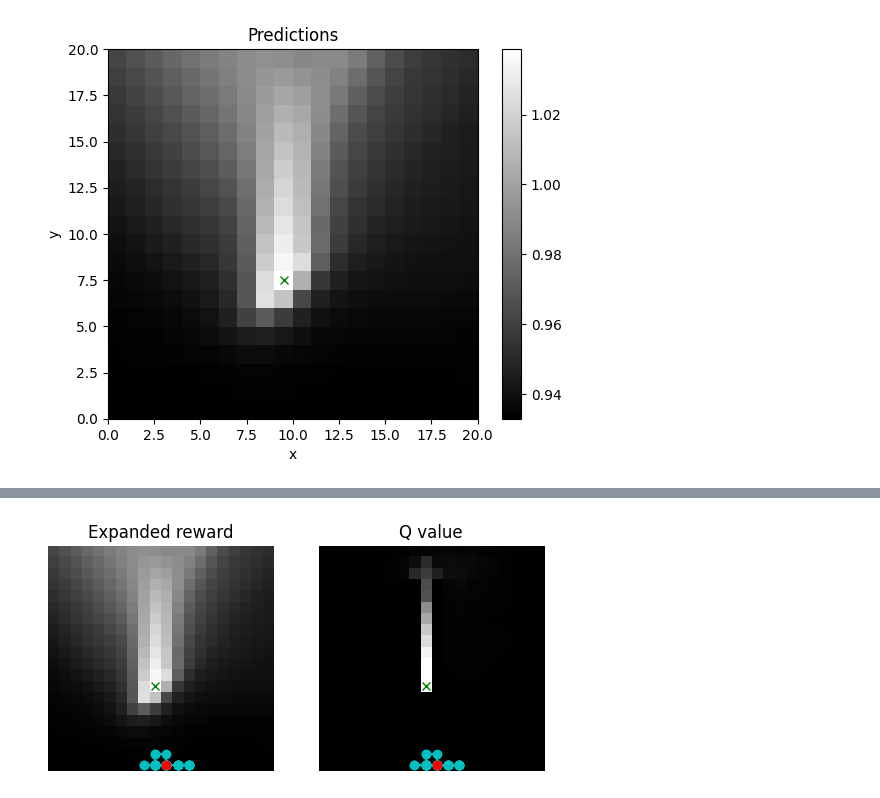
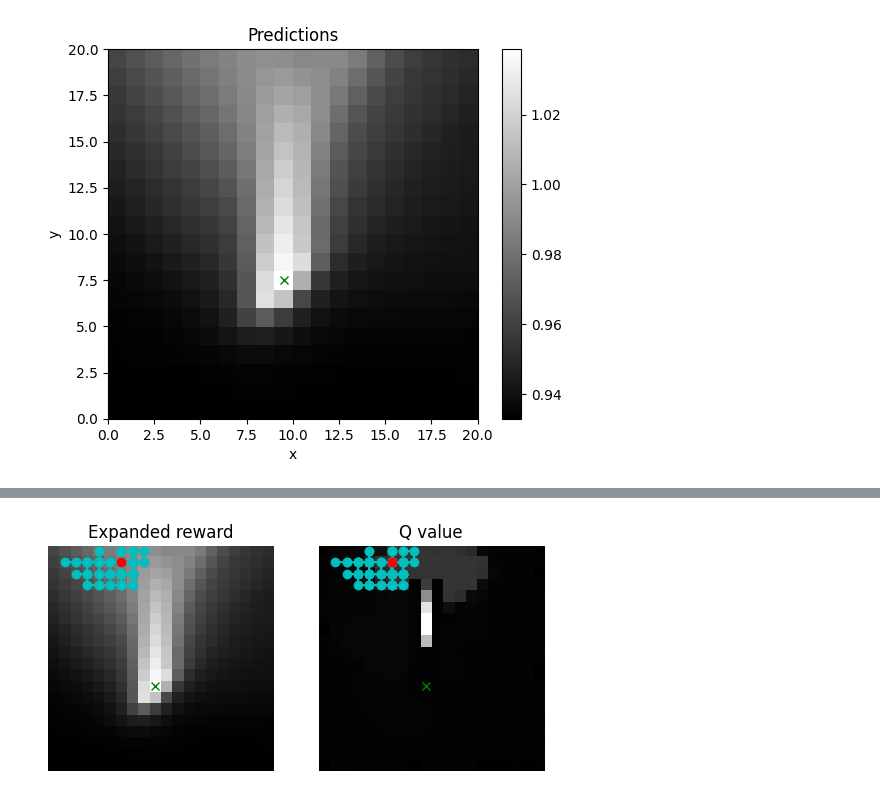
Before and after one commit to Alex427427427/2023_SRP_long_horizon, a Jupyter notebook: 2D_world/4_grid_env_PTR_verification.ipynb, the cells around one changed output, grey strips where cells are left out. Saved outputs shown, nothing was run; the diff lists cells and outputs as text; code cells hidden in the pictures.

```diff
--- a/2D_world/4_grid_env_PTR_verification.ipynb
+++ b/2D_world/4_grid_env_PTR_verification.ipynb
@@ -113,6 +115,6 @@ for filename in image_files:
 # %%
 # Test agent on original world
 test_env = GridEnv(sparse=False, model=model, move_penalty=0.0, collision_penalty=1.0)
-rsum,traj = test_env.test_value(newQ,steps=100,disp=True, greediness=0.8)
+rsum,traj = test_env.test_value(newQ,steps=100,disp=True, greediness=0.6)
 # %% [output]
-[figure, old version]
+[figure, new version]
```
Also changed, not shown: parts of 2 cells of this notebook, 22 other files.
